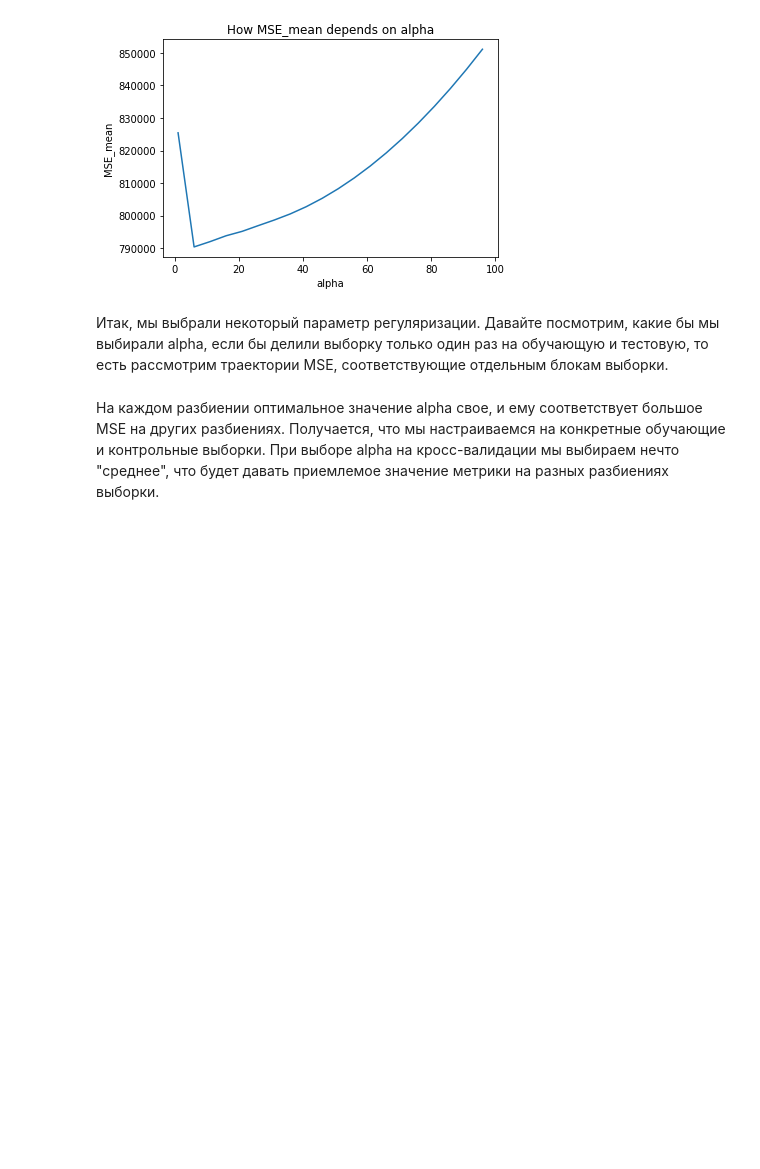
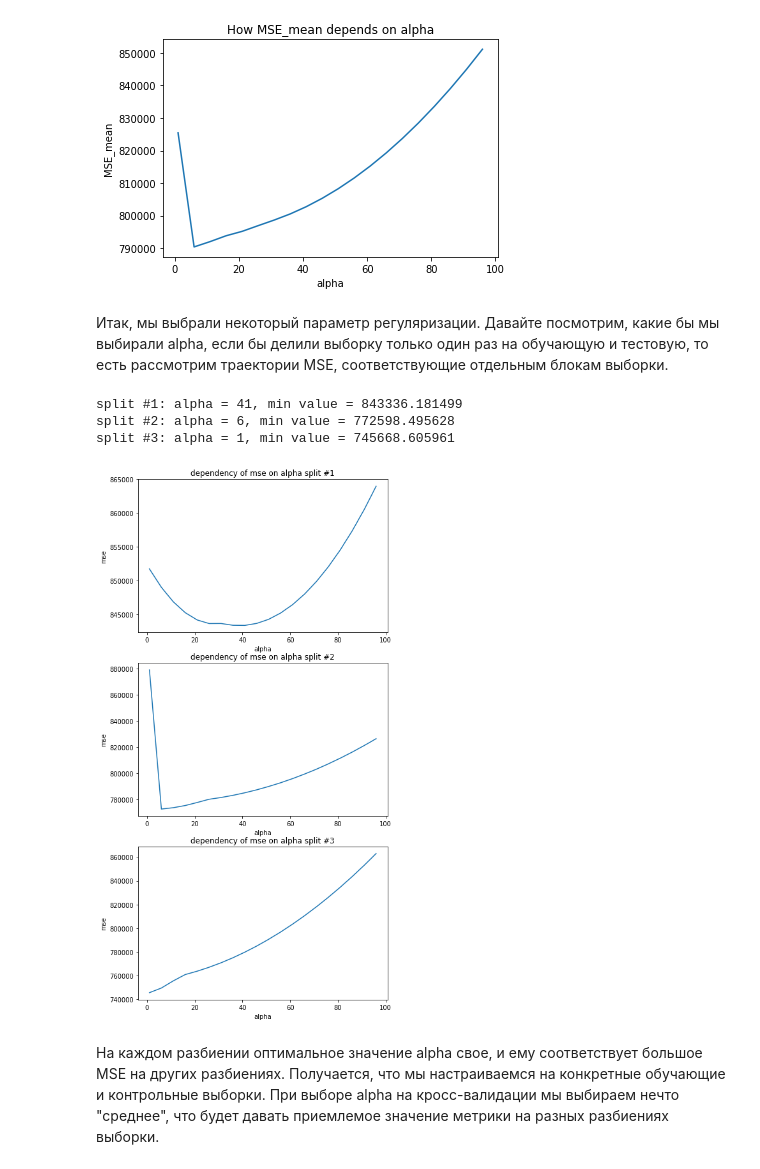
Before and after one commit to chance-comer/coursera_data_analysis_and_ML, a Jupyter notebook: Learn_on_data/OverfittingTask.ipynb, the cells around one changed output. Saved outputs shown, nothing was run; the diff lists cells and outputs as text; code cells hidden in the pictures; blank space fills up the shorter version.

```diff
--- a/Learn_on_data/OverfittingTask.ipynb
+++ b/Learn_on_data/OverfittingTask.ipynb
@@ -316,3 +312,21 @@ alpha = 6
+# %%
+# Код 3.3 (1 балл)
+# Выведите значения alpha, соответствующие минимумам MSE на каждом разбиении (то есть по столбцам).
+# На трех отдельных графиках визуализируйте столбцы .mse_path_
+alpha_min = [min(zip(model.alphas_, model.mse_path_[:, i]), key = lambda x: x[1]) for i in np.arange(0, len(model.mse_path_[0]), 1)]
+plt.figure(figsize=(7, 15))
+for i in range(0, len(alpha_min)):
+    print('split #{}: alpha = {}, min value = {}'.format(i + 1, alpha_min[i][0], alpha_min[i][1]))
+    plt.subplot(len(alpha_min), 1, i + 1)
+    plt.plot(model.alphas_, model.mse_path_[:, i])
+    plt.xlabel('alpha')
+    plt.ylabel('mse')
+    plt.title('dependency of mse on alpha split #{}'.format(i + 1))
+# %% [output]
+split #1: alpha = 41, min value = 843336.181499
+split #2: alpha = 6, min value = 772598.495628
+split #3: alpha = 1, min value = 745668.605961
+[figure, added]
 # %% [markdown]
 На каждом разбиении оптимальное значение alpha свое, и ему соответствует большое MSE на других разбиениях. Получается, что мы настраиваемся на конкретные обучающие и контрольные выборки. При выборе alpha на кросс-валидации мы выбираем нечто "среднее", что будет давать приемлемое значение метрики на разных разбиениях выборки.
 # %% [markdown]
```
Also changed, not shown: parts of 9 cells of this notebook.
